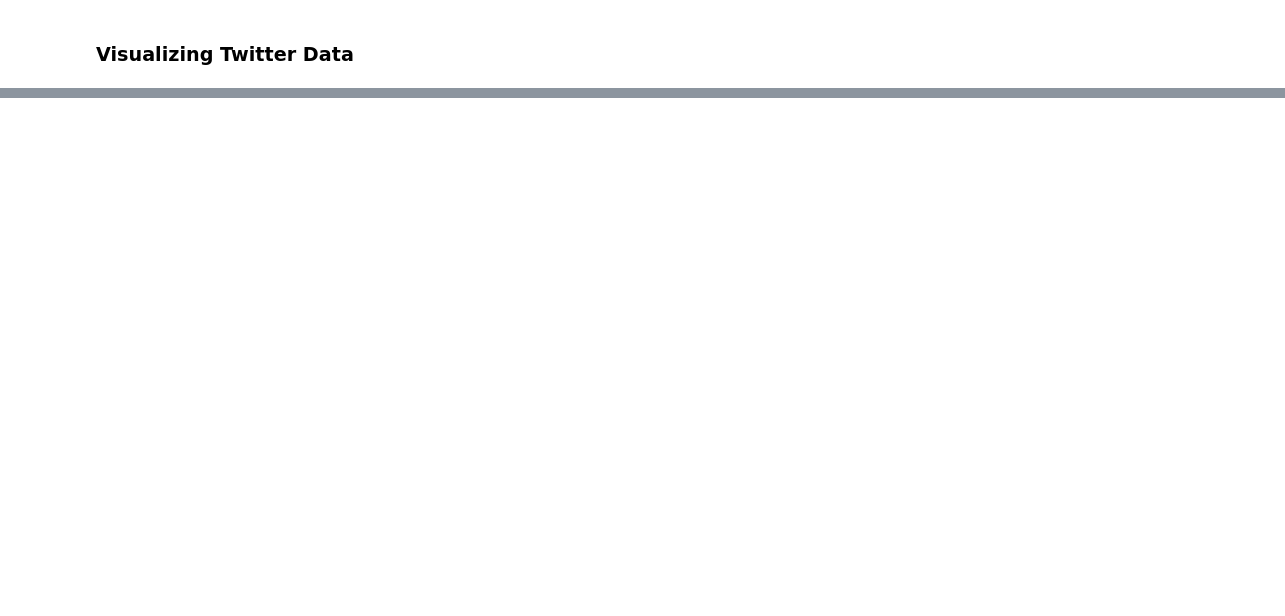
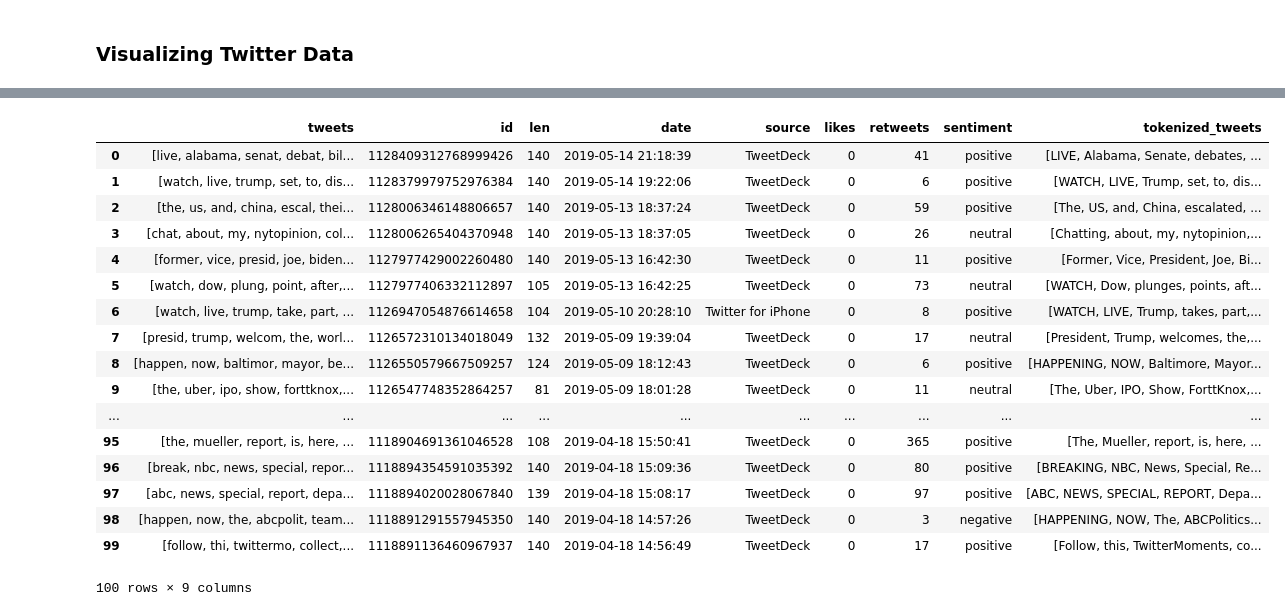
Before and after one commit to bondxue/FRE9733-Big-Data-in-Finance, a Jupyter notebook: FinalProject-SocialMediaSentimentAnalysis/Final_Project_Social_Media_Sentiment_Analysis.ipynb, the cells around one changed output, grey strips where cells are left out. Cells and saved outputs as stored; diff of their text form; code cells hidden in the pictures; blank space fills up the shorter version.

```diff
--- a/FinalProject-SocialMediaSentimentAnalysis/Final_Project_Social_Media_Sentiment_Analysis.ipynb
+++ b/FinalProject-SocialMediaSentimentAnalysis/Final_Project_Social_Media_Sentiment_Analysis.ipynb
@@ -12,10 +12,11 @@ import seaborn as sns
 1. Download 2000+ Tweets by calling Twitter's API and save them into a corpus.
 2. Tag each tweet into Positive, Negative, or Neutral
 # %%
+import sentiment_anaylsis_twitter_data
 twitter_client = sentiment_anaylsis_twitter_data.TwitterClient()
 tweet_analyzer = sentiment_anaylsis_twitter_data.TweetAnalyzer()
 api = twitter_client.get_twitter_client_api()
-tweets = api.user_timeline(screen_name="ladygaga", count=8000)
+tweets = api.user_timeline(screen_name="TwitterNews", count=8000)
 df = tweet_analyzer.tweets_to_data_frame(tweets)
 df['sentiment'] = np.array([tweet_analyzer.analyze_sentiment(tweet) for tweet in df['tweets']]) # tag each tweets into Positive, Negative, or Neutral
 
@@ -87,0 +151,5 @@ blob.translate(to="es")  # 'La amenaza titular de The Blob...'
+# %%
+import re as regex
+data = TwitterData_Cleansing(df)
+data.cleanup(TwitterCleanuper())
+data.processed_data.head(200)
@@ -88,3 +175,50 @@ blob.translate(to="es")  # 'La amenaza titular de The Blob...'
+# %%
+import nltk
+
+class TwitterData_TokenStem():
+    def __init__(self, data):
+        self.processed_data = data
+
+    def stem(self, stemmer=nltk.PorterStemmer()):
+        def stem_and_join(row):
+            row["tweets"] = list(map(lambda str: stemmer.stem(str.lower()), row["tweets"]))
+            return row
+
+        self.processed_data = self.processed_data.apply(stem_and_join, axis=1)
+
+    def tokenize(self, tokenizer=nltk.word_tokenize):
+        def tokenize_row(row):
+            row["tweets"] = tokenizer(row["tweets"])
+            row["tokenized_tweets"] = [] + row["tweets"]
+            return row
+        self.processed_data = self.processed_data.apply(tokenize_row, axis=1)
+# %%
+data = TwitterData_TokenStem(data.processed_data)
+
+
+data.tokenize()
+
+data.stem()
+data.processed_data.head(100)
+# %% [output]
+|  | tweets | id | len | date | source | likes | retweets | sentiment | tokenized_tweets |
+| 0 | [live, alabama, senat, debat, bil... | 1128409312768999426 | 140 | 2019-05-14 21:18:39 | TweetDeck | 0 | 41 | positive | [LIVE, Alabama, Senate, debates, ... |
+| 1 | [watch, live, trump, set, to, dis... | 1128379979752976384 | 140 | 2019-05-14 19:22:06 | TweetDeck | 0 | 6 | positive | [WATCH, LIVE, Trump, set, to, dis... |
+| 2 | [the, us, and, china, escal, thei... | 1128006346148806657 | 140 | 2019-05-13 18:37:24 | TweetDeck | 0 | 59 | positive | [The, US, and, China, escalated, ... |
+| 3 | [chat, about, my, nytopinion, col... | 1128006265404370948 | 140 | 2019-05-13 18:37:05 | TweetDeck | 0 | 26 | neutral | [Chatting, about, my, nytopinion,... |
+| 4 | [former, vice, presid, joe, biden... | 1127977429002260480 | 140 | 2019-05-13 16:42:30 | TweetDeck | 0 | 11 | positive | [Former, Vice, President, Joe, Bi... |
+| 5 | [watch, dow, plung, point, after,... | 1127977406332112897 | 105 | 2019-05-13 16:42:25 | TweetDeck | 0 | 73 | neutral | [WATCH, Dow, plunges, points, aft... |
+| 6 | [watch, live, trump, take, part, ... | 1126947054876614658 | 104 | 2019-05-10 20:28:10 | Twitter for iPhone | 0 | 8 | positive | [WATCH, LIVE, Trump, takes, part,... |
+| 7 | [presid, trump, welcom, the, worl... | 1126572310134018049 | 132 | 2019-05-09 19:39:04 | TweetDeck | 0 | 17 | neutral | [President, Trump, welcomes, the,... |
+| 8 | [happen, now, baltimor, mayor, be... | 1126550579667509257 | 124 | 2019-05-09 18:12:43 | TweetDeck | 0 | 6 | positive | [HAPPENING, NOW, Baltimore, Mayor... |
+| 9 | [the, uber, ipo, show, forttknox,... | 1126547748352864257 | 81 | 2019-05-09 18:01:28 | TweetDeck | 0 | 11 | neutral | [The, Uber, IPO, Show, ForttKnox,... |
+| ... | ... | ... | ... | ... | ... | ... | ... | ... | ... |
+| 95 | [the, mueller, report, is, here, ... | 1118904691361046528 | 108 | 2019-04-18 15:50:41 | TweetDeck | 0 | 365 | positive | [The, Mueller, report, is, here, ... |
+| 96 | [break, nbc, news, special, repor... | 1118894354591035392 | 140 | 2019-04-18 15:09:36 | TweetDeck | 0 | 80 | positive | [BREAKING, NBC, News, Special, Re... |
+| 97 | [abc, news, special, report, depa... | 1118894020028067840 | 139 | 2019-04-18 15:08:17 | TweetDeck | 0 | 97 | positive | [ABC, NEWS, SPECIAL, REPORT, Depa... |
+| 98 | [happen, now, the, abcpolit, team... | 1118891291557945350 | 140 | 2019-04-18 14:57:26 | TweetDeck | 0 | 3 | negative | [HAPPENING, NOW, The, ABCPolitics... |
+| 99 | [follow, thi, twittermo, collect,... | 1118891136460967937 | 140 | 2019-04-18 14:56:49 | TweetDeck | 0 | 17 | positive | [Follow, this, TwitterMoments, co... |
+100 rows × 9 columns
 # %%
 train = [('I love this sandwich.', 'pos'),
 ('this is an amazing place!', 'pos'),
```
Also changed, not shown: parts of 12 cells of this notebook, 2 other files.
